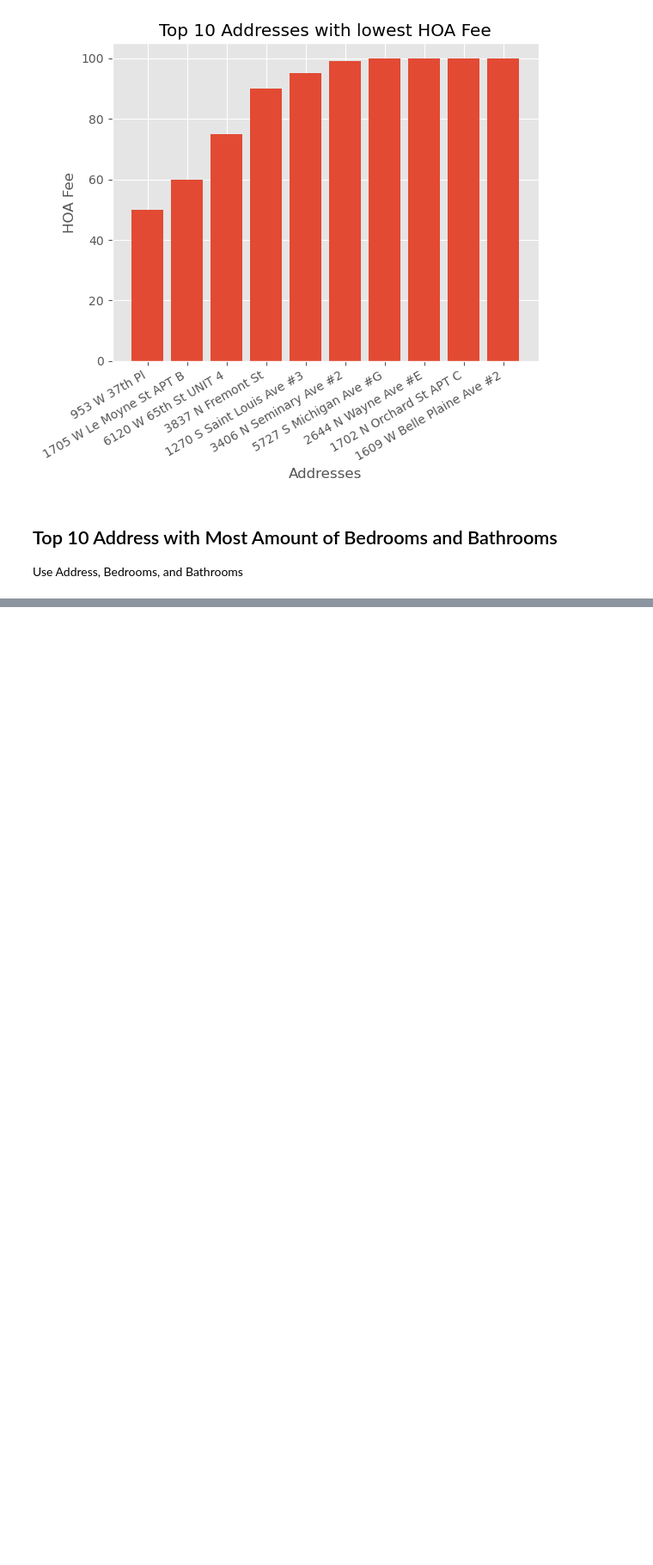
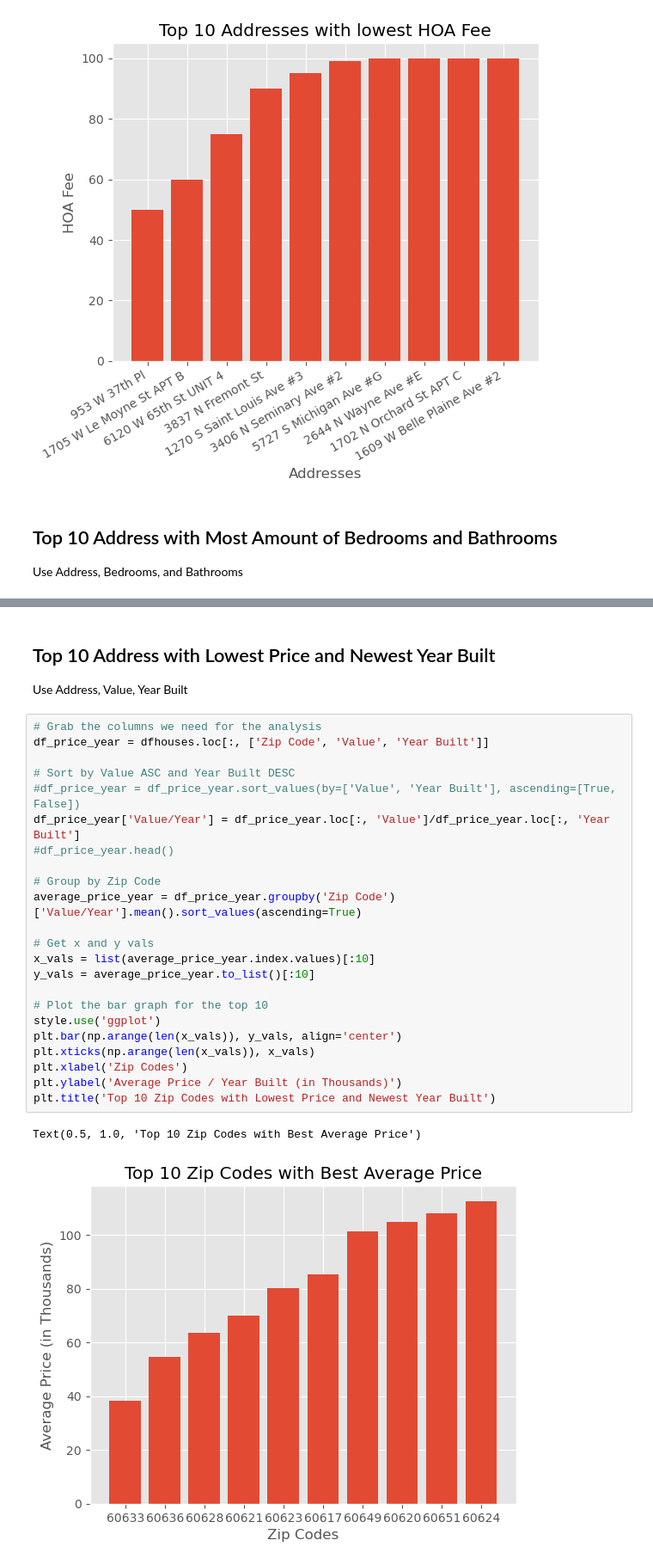
Before and after one commit to TylerLyczak/CS418-FinalProject, a Jupyter notebook: CS418-FinalProject.ipynb, the cells around one changed output, grey strips where cells are left out. Shown at 86% size. Cells and saved outputs as stored; diff of their text form; blank space fills up the shorter version.

```diff
--- a/CS418-FinalProject.ipynb
+++ b/CS418-FinalProject.ipynb
@@ -248,0 +254,30 @@ x_vals = df_total_room.loc[:, 'Addres']
+# %% [markdown]
+Top 10 Address with Lowest Price and Newest Year Built
+---
+Use Address, Value, Year Built
+# %%
+# Grab the columns we need for the analysis
+df_price_year = dfhouses.loc[:, ['Zip Code', 'Value', 'Year Built']]
+
+# Sort by Value ASC and Year Built DESC
+#df_price_year = df_price_year.sort_values(by=['Value', 'Year Built'], ascending=[True, False])
+df_price_year['Value/Year'] = df_price_year.loc[:, 'Value']/df_price_year.loc[:, 'Year Built']
+#df_price_year.head()
+
+# Group by Zip Code
+average_price_year = df_price_year.groupby('Zip Code')['Value/Year'].mean().sort_values(ascending=True)
+
+# Get x and y vals
+x_vals = list(average_price_year.index.values)[:10]
+y_vals = average_price_year.to_list()[:10]
+
+# Plot the bar graph for the top 10
+style.use('ggplot')
+plt.bar(np.arange(len(x_vals)), y_vals, align='center')
+plt.xticks(np.arange(len(x_vals)), x_vals)
+plt.xlabel('Zip Codes')
+plt.ylabel('Average Price / Year Built (in Thousands)')
+plt.title('Top 10 Zip Codes with Lowest Price and Newest Year Built')
+# %% [output]
+Text(0.5, 1.0, 'Top 10 Zip Codes with Best Average Price')
+[figure, added]
```
Also changed, not shown: parts of 1 cell of this notebook.
